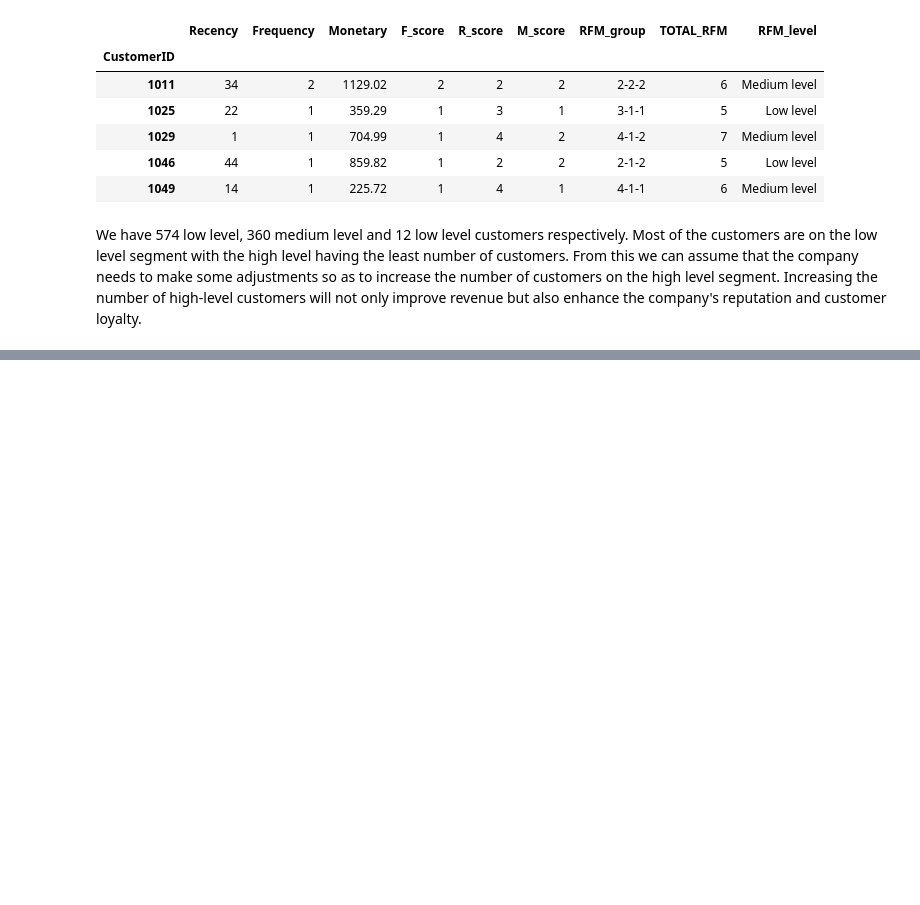
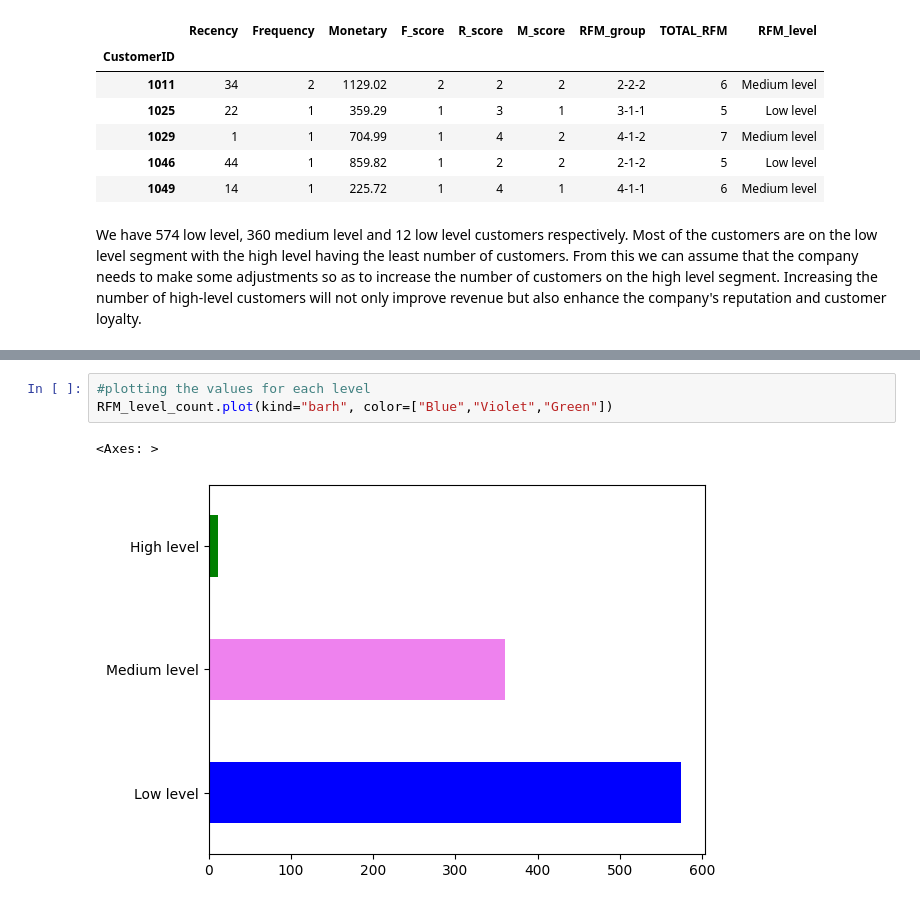
Before and after one commit to nessy254/Customer_churn, a Jupyter notebook: RFM_ANALYSIS.ipynb, the cells around one changed output, grey strips where cells are left out. Saved outputs shown, nothing was run; the diff lists cells and outputs as text; blank space fills up the shorter version.

```diff
--- a/RFM_ANALYSIS.ipynb
+++ b/RFM_ANALYSIS.ipynb
@@ -232,0 +229,6 @@ RFM_level_count.plot(kind="barh", color=["Orange","Red","Green"])
+# %%
+#plotting the values for each level
+RFM_level_count.plot(kind="barh", color=["Blue","Violet","Green"])
+# %% [output]
+<Axes: >
+[figure, added]
```
Also changed, not shown: parts of 3 cells of this notebook.
